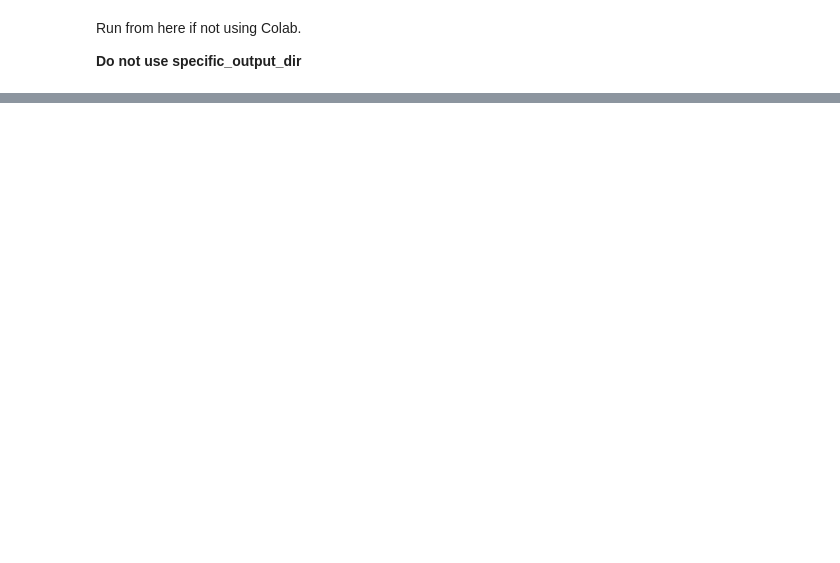
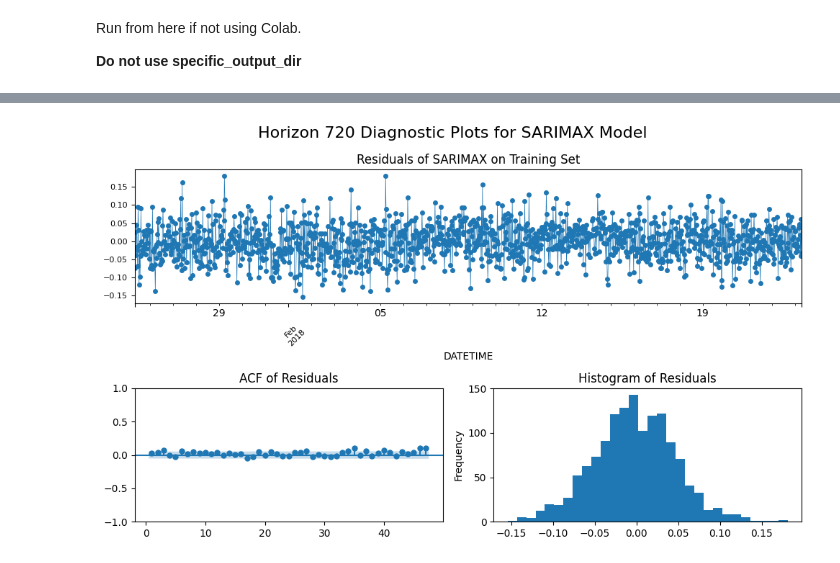
Before and after one commit to laukamkit/capstone_project_GroupA, a Jupyter notebook: src/ModelEvaluation/evaluate_sarimax.ipynb, the cells around one changed output, grey strips where cells are left out. Saved outputs shown, nothing was run; the diff lists cells and outputs as text; code cells hidden in the pictures; blank space fills up the shorter version.

```diff
--- a/src/ModelEvaluation/evaluate_sarimax.ipynb
+++ b/src/ModelEvaluation/evaluate_sarimax.ipynb
@@ -72,0 +151,6 @@ Saved sarimax_best_model_h720_test_metrics.csv to C:\Users\USER\Desktop\capstone
+# %%
+resid = models[720].best_model.resid[49:] # Skip the first 48 residuals to avoid unidentified lag terms
+resid = pd.Series(resid)
+plot_sarimax_residual_diagnostics(resid, 720)
+# %% [output]
+[figure, added]
```
Also changed, not shown: parts of 7 cells of this notebook, 4 other files.
